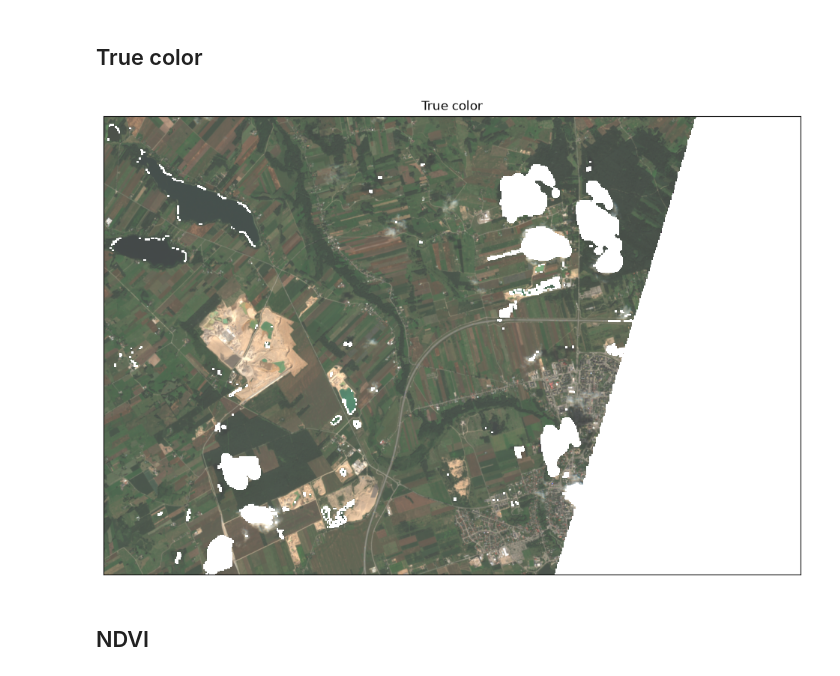
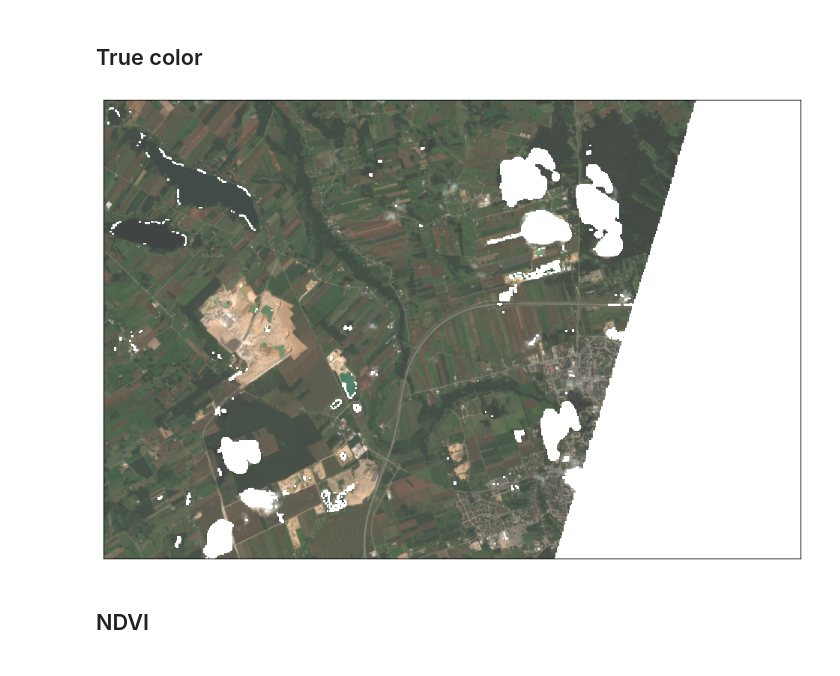
Before and after one commit to mikolaj-kowal/rs-vegetation-indices-analysis, a Jupyter notebook: notebooks/02-index-calculation.ipynb, the cells around one changed output. Cells and saved outputs as stored; diff of their text form; code cells hidden in the pictures.

```diff
--- a/notebooks/02-index-calculation.ipynb
+++ b/notebooks/02-index-calculation.ipynb
@@ -17,6 +17,7 @@ indices_path = Path(config["indices_path"])
 
 out_multiband = data_processed_path / "output_multiband.tif"
 indices_multiband = indices_path / "indices_multiband.tif"
+output_path = Path(config["output_path"])
 # %%
 BAND_IDX = {
     "B01": 1,
@@ -52,17 +50,22 @@ rgb = np.stack([b04, b03, b02])
 # %%
 rgb = np.moveaxis(rgb, 0, -1)
 # %%
-rgb_display = np.clip(rgb / 0.4, 0, 1)
+# stretch reflectance
+rgb_display = np.clip(rgb / 0.45, 0, 1)
+# %%
+# contrast
+contrast = 1.05
+
+rgb_display = np.clip(rgb_display * contrast, 0, 1)
 # %%
 fig, ax = plt.subplots(figsize=(12, 8))
-
 ax.imshow(rgb_display);
-ax.set_title("True color");
 
 ax.get_xaxis().set_visible(False)
 ax.get_yaxis().set_visible(False)
+plt.savefig(output_path / "true_color_masked.jpg")
 # %% [output]
-[figure, old version]
+[figure, new version]
 # %% [markdown]
 ## NDVI
 # %%
```
Also changed, not shown: parts of 1 cell of this notebook, 4 other files.
